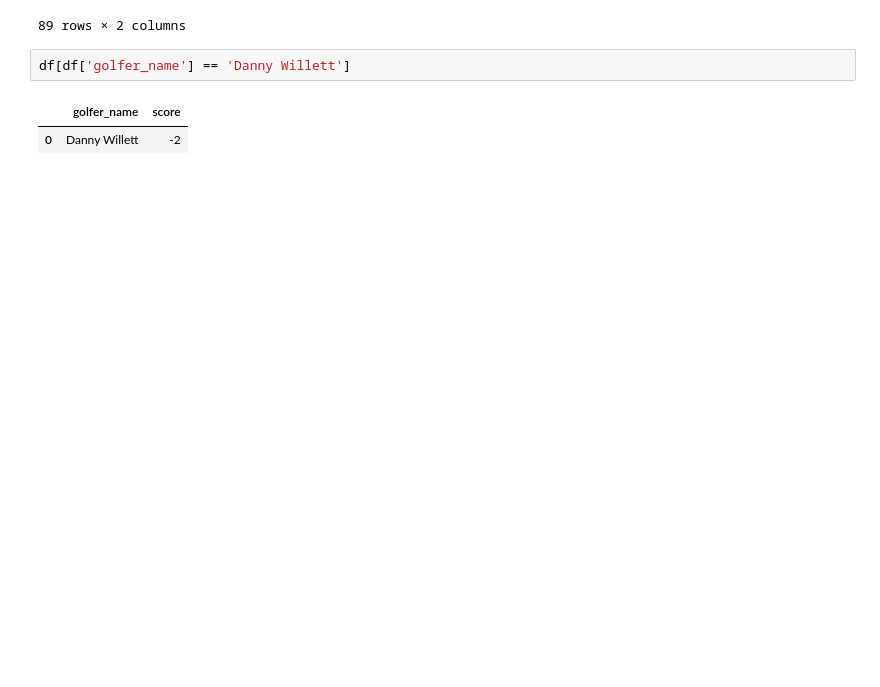
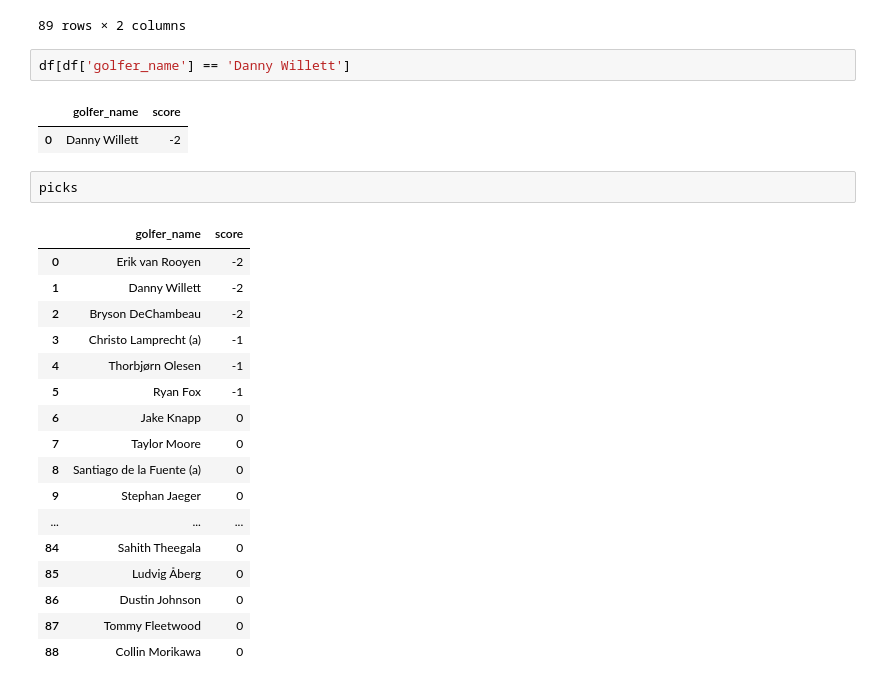
Before and after one commit to jerico-johns/masters, a Jupyter notebook: masters.ipynb, the cells around one changed output. Saved outputs shown, nothing was run; the diff lists cells and outputs as text; blank space fills up the shorter version.

```diff
--- a/masters.ipynb
+++ b/masters.ipynb
@@ -177,3 +177,23 @@ df[df['golfer_name'] == 'Danny Willett']
 # %% [output]
 |  | golfer_name | score |
 | 0 | Danny Willett | -2 |
+# %%
+picks
+# %% [output]
+|  | golfer_name | score |
+| 0 | Erik van Rooyen | -2 |
+| 1 | Danny Willett | -2 |
+| 2 | Bryson DeChambeau | -2 |
+| 3 | Christo Lamprecht (a) | -1 |
+| 4 | Thorbjørn Olesen | -1 |
+| 5 | Ryan Fox | -1 |
+| 6 | Jake Knapp | 0 |
+| 7 | Taylor Moore | 0 |
+| 8 | Santiago de la Fuente (a) | 0 |
+| 9 | Stephan Jaeger | 0 |
+| ... | ... | ... |
+| 84 | Sahith Theegala | 0 |
+| 85 | Ludvig Åberg | 0 |
+| 86 | Dustin Johnson | 0 |
+| 87 | Tommy Fleetwood | 0 |
+| 88 | Collin Morikawa | 0 |
```
Also changed, not shown: parts of 3 cells of this notebook, 2 other files.
